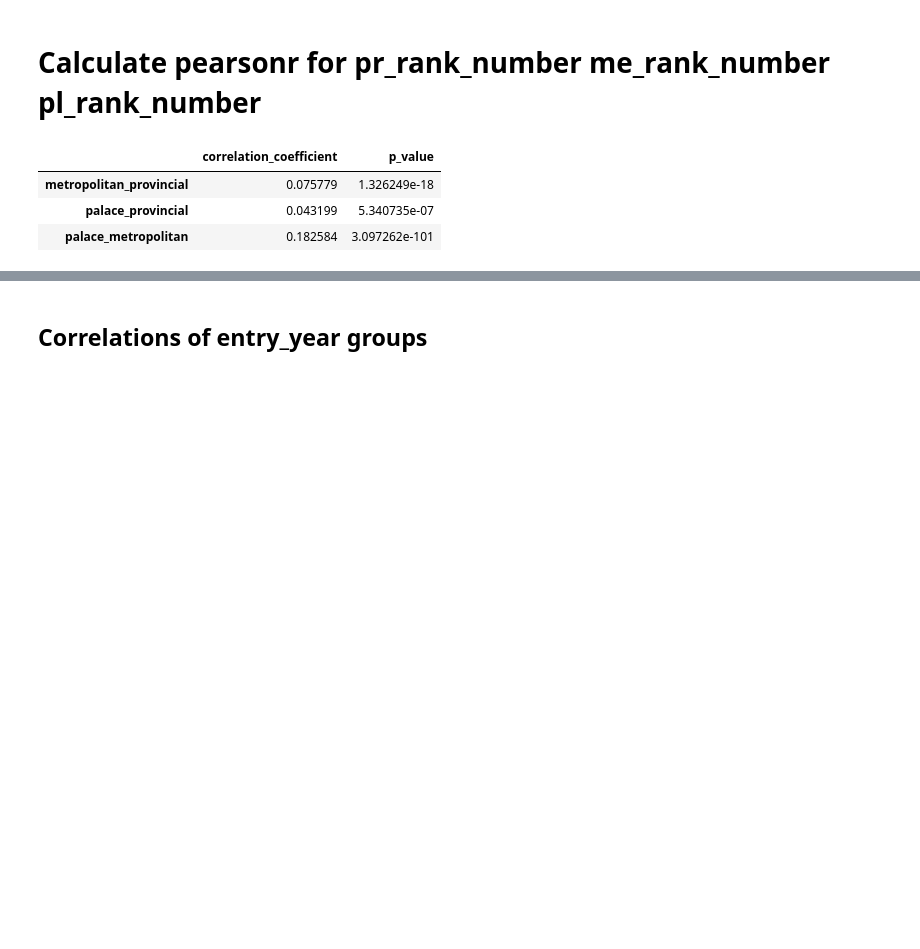
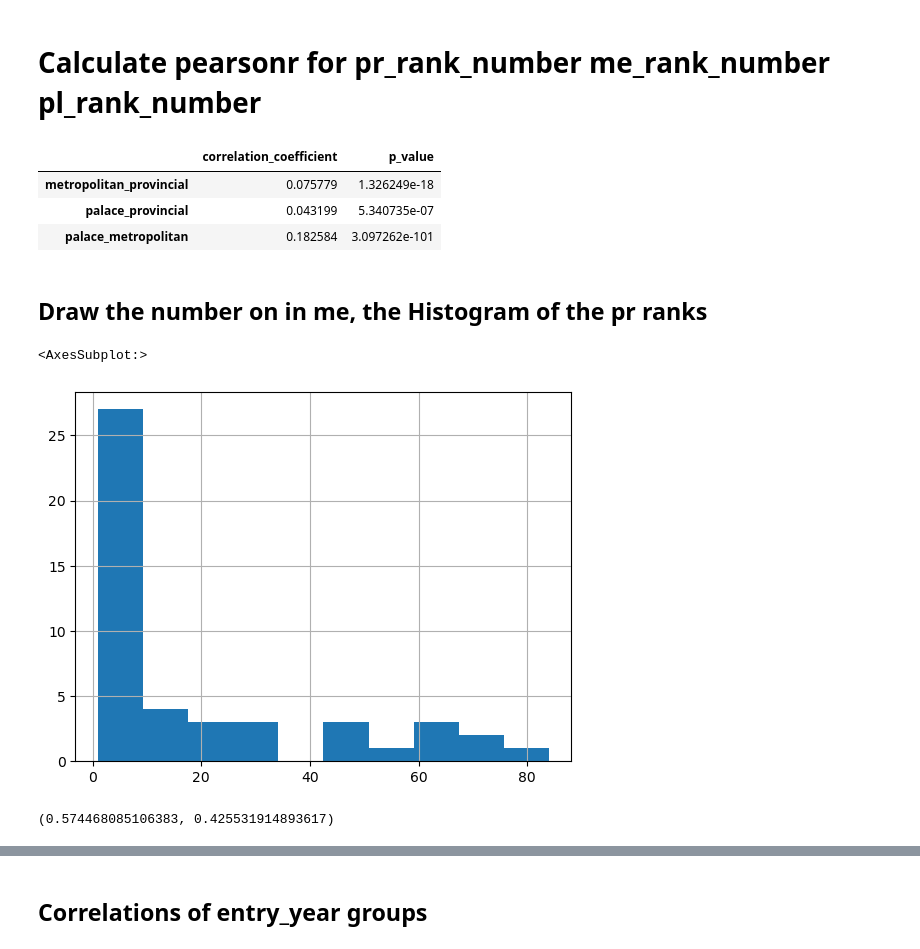
Before and after one commit to sudoghut/ming_provincial_metropolitan_palace_exam_rank_correlation, a Jupyter notebook: ming_provincial_metropolitan_palace_exam_rank_correlation.ipynb, the cells around one changed output, grey strips where cells are left out. Drawn from its saved outputs; the diff is of its cells as text; code cells hidden in the pictures; blank space fills up the shorter version.

```diff
--- a/ming_provincial_metropolitan_palace_exam_rank_correlation.ipynb
+++ b/ming_provincial_metropolitan_palace_exam_rank_correlation.ipynb
@@ -220,3 +220,22 @@ correlation_df
 | metropolitan_provincial | 0.075779 | 1.326249e-18 |
 | palace_provincial | 0.043199 | 5.340735e-07 |
 | palace_metropolitan | 0.182584 | 3.097262e-101 |
+# %% [markdown]
+## Draw the number on in me, the Histogram of the pr ranks
+# %%
+# When me_rank_number = 1.0, the distribution the pr_rank_number
+input_data_df_me_rank_1 = input_data_df[input_data_df['me_rank_number'] == 1.0]
+input_data_df_me_rank_1['pr_rank_number'].hist()
+# %% [output]
+<AxesSubplot:>
+[figure, added]
+# %%
+# Calculate the rate of pr_rank_number < 10 and pr_rank_number >= 10
+pr_rank_number_lt_10 = input_data_df_me_rank_1[input_data_df_me_rank_1['pr_rank_number'] < 10].shape[0]
+pr_rank_number_ge_10 = input_data_df_me_rank_1[input_data_df_me_rank_1['pr_rank_number'] >= 10].shape[0]
+pr_rank_number_lt_10_rate = pr_rank_number_lt_10 / (pr_rank_number_lt_10 + pr_rank_number_ge_10)
+pr_rank_number_ge_10_rate = pr_rank_number_ge_10 / (pr_rank_number_lt_10 + pr_rank_number_ge_10)
+
+pr_rank_number_lt_10_rate, pr_rank_number_ge_10_rate
+# %% [output]
+(0.574468085106383, 0.425531914893617)
```
Also changed, not shown: parts of 5 cells of this notebook, 1 other file.
